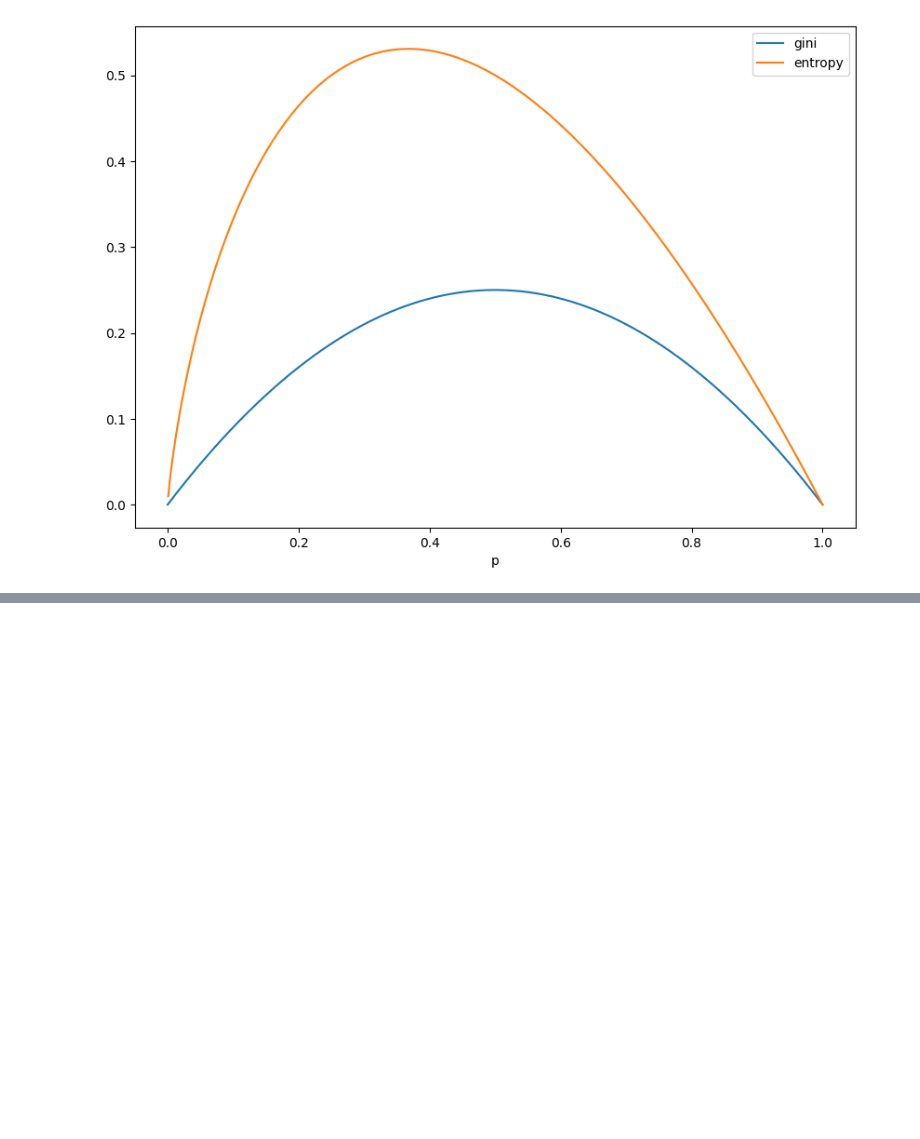
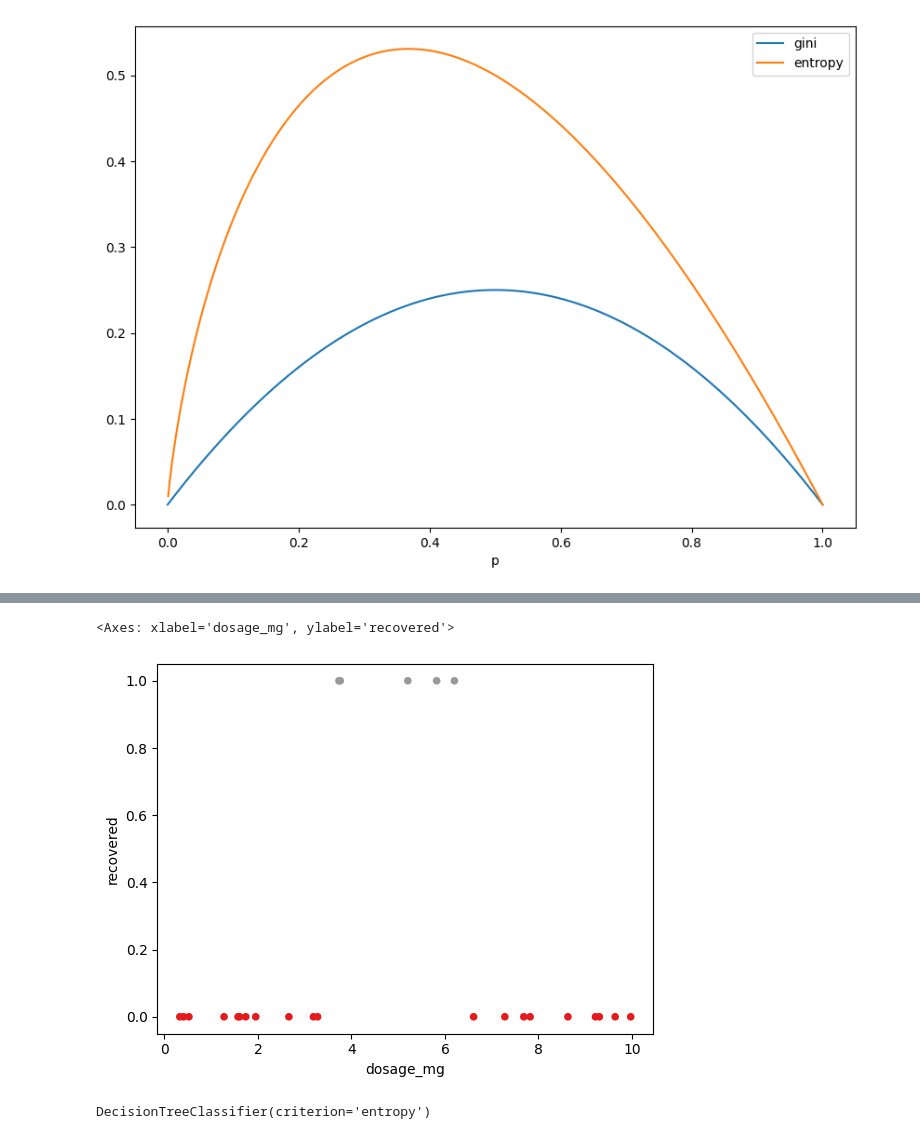
Before and after one commit to AverageGHenjoyer/drzewa-decyzyjne-i-lasy-losowe, a Jupyter notebook: rozdzial_2_drzewa_w_klasyfikacji/2_5_entropy.ipynb, the cells around one changed output, grey strips where cells are left out. Saved outputs shown, nothing was run; the diff lists cells and outputs as text; code cells hidden in the pictures; blank space fills up the shorter version.

```diff
--- a/rozdzial_2_drzewa_w_klasyfikacji/2_5_entropy.ipynb
+++ b/rozdzial_2_drzewa_w_klasyfikacji/2_5_entropy.ipynb
@@ -23,0 +26,9 @@ df.plot(x="p", figsize=(10, 7))
+# %%
+np.random.seed(135)
+
+patients_df = pd.DataFrame({
+    "dosage_mg": 10 * np.random.random(size=25)
+})
+recovered = (3.7 < patients_df["dosage_mg"]) & (patients_df["dosage_mg"] < 6.54)
+patients_df["recovered"] = recovered.astype(int)
+patients_df.sample(5)
@@ -23,0 +42,5 @@ df.plot(x="p", figsize=(10, 7))
+# %%
+patients_df.plot.scatter(x="dosage_mg", y="recovered", c="recovered", cmap="Set1", colorbar=False)
+# %% [output]
+<Axes: xlabel='dosage_mg', ylabel='recovered'>
+[figure, added]
@@ -23,0 +49,5 @@ df.plot(x="p", figsize=(10, 7))
+# %%
+dt = DecisionTreeClassifier(criterion="entropy")
+dt.fit(patients_df.drop(columns="recovered"), patients_df["recovered"])
+# %% [output]
+DecisionTreeClassifier(criterion='entropy')
```
Also changed, not shown: parts of 15 cells of this notebook.
